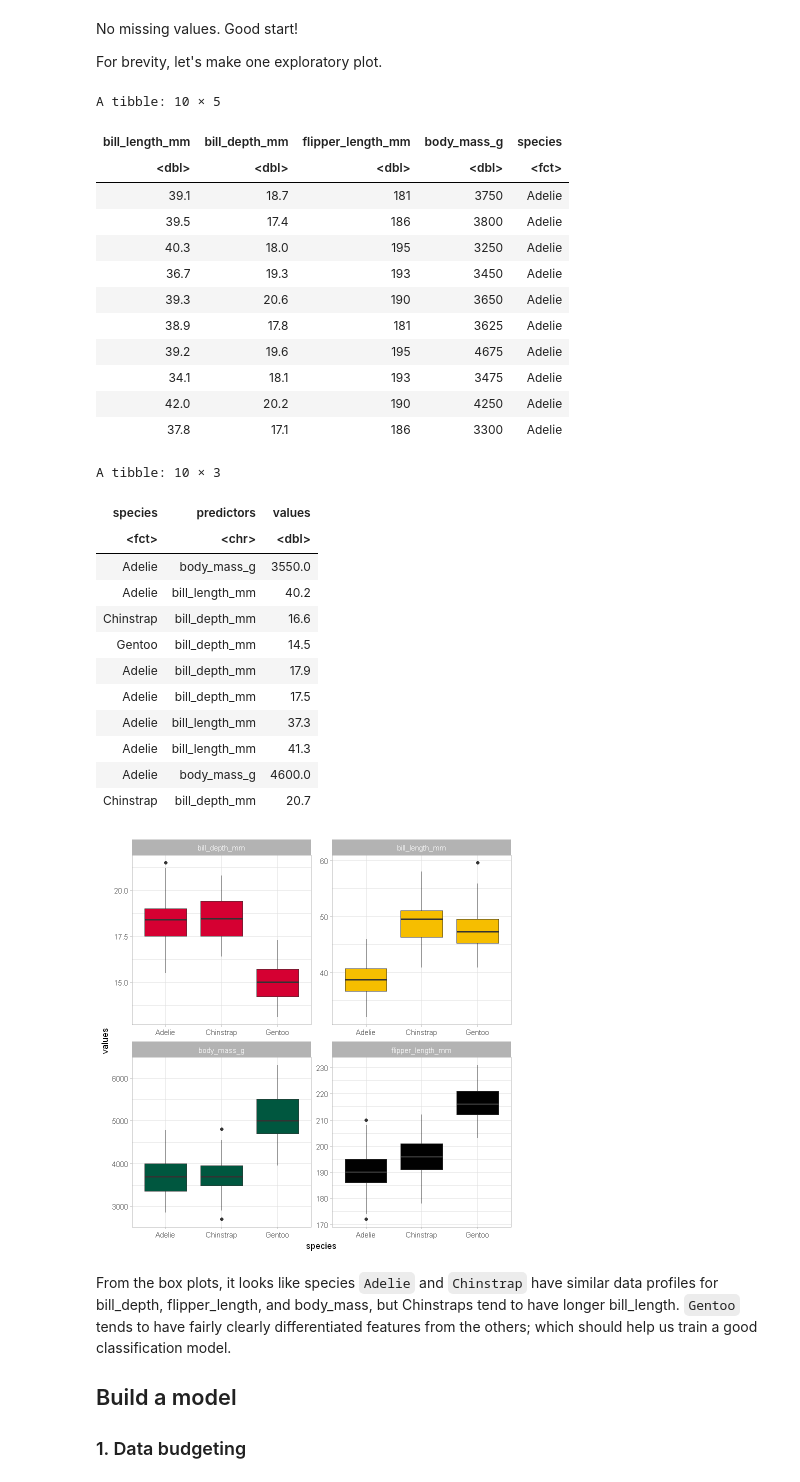
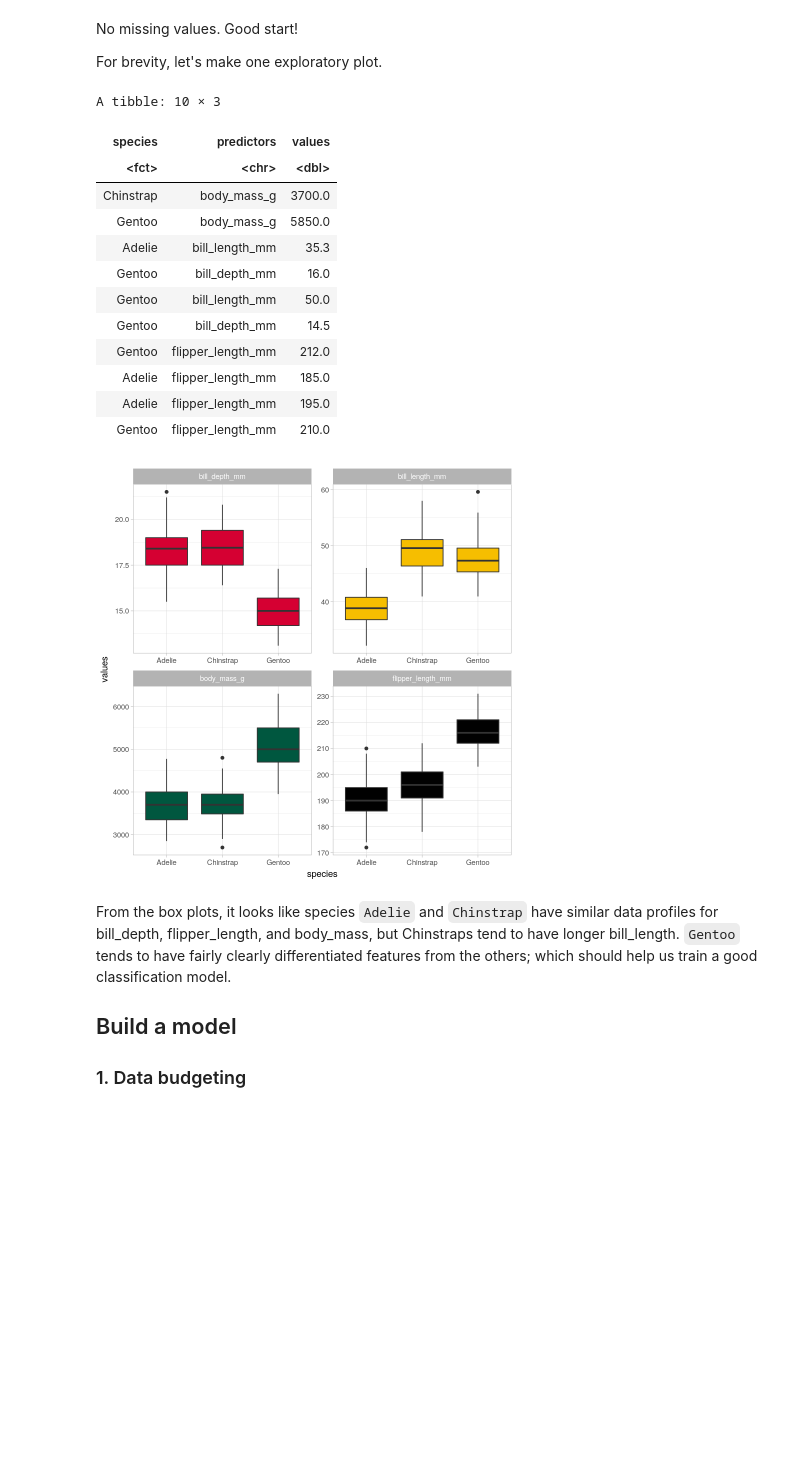
Before and after one commit to R-icntay/short_talk_tidymodels, a Jupyter notebook: demo.ipynb, the cells around one changed output. Cells and saved outputs as stored; diff of their text form; code cells hidden in the pictures; blank space fills up the shorter version.

```diff
--- a/demo.ipynb
+++ b/demo.ipynb
@@ -58,53 +58,36 @@ No missing values. Good start!
 
 For brevity, let's make one exploratory plot.
 # %%
-# View the first 10 observations
-penguins %>%
-  slice_head(n = 10)
-
 # Pivot data to a long format
 penguins_select_long <- penguins %>%
   pivot_longer(!species, names_to = "predictors", values_to = "values")
 
 penguins_select_long %>%
   slice_sample(n = 10)
 
 # Make box plots
 theme_set(theme_light())
 penguins_select_long %>%
   ggplot(mapping = aes(x = species, y = values, fill = predictors)) +
   geom_boxplot() +
   facet_wrap(~predictors, scales = "free") +
   paletteer::scale_fill_paletteer_d("nbapalettes::supersonics_holiday") +
   theme(legend.position = "none")
 # %% [output]
-A tibble: 10 × 5
+A tibble: 10 × 3
-| bill_length_mm | bill_depth_mm | flipper_length_mm | body_mass_g | species |
-| <dbl> | <dbl> | <dbl> | <dbl> | <fct> |
-| 39.1 | 18.7 | 181 | 3750 | Adelie |
-| 39.5 | 17.4 | 186 | 3800 | Adelie |
-| 40.3 | 18.0 | 195 | 3250 | Adelie |
-| 36.7 | 19.3 | 193 | 3450 | Adelie |
-| 39.3 | 20.6 | 190 | 3650 | Adelie |
-| 38.9 | 17.8 | 181 | 3625 | Adelie |
-| 39.2 | 19.6 | 195 | 4675 | Adelie |
-| 34.1 | 18.1 | 193 | 3475 | Adelie |
-| 42.0 | 20.2 | 190 | 4250 | Adelie |
-| 37.8 | 17.1 | 186 | 3300 | Adelie |
+| species | predictors | values |
+| <fct> | <chr> | <dbl> |
+| Chinstrap | body_mass_g | 3700.0 |
+| Gentoo | body_mass_g | 5850.0 |
+| Adelie | bill_length_mm | 35.3 |
+| Gentoo | bill_depth_mm | 16.0 |
+| Gentoo | bill_length_mm | 50.0 |
+| Gentoo | bill_depth_mm | 14.5 |
+| Gentoo | flipper_length_mm | 212.0 |
+| Adelie | flipper_length_mm | 185.0 |
+| Adelie | flipper_length_mm | 195.0 |
+| Gentoo | flipper_length_mm | 210.0 |
-A tibble: 10 × 3
-| species | predictors | values |
-| <fct> | <chr> | <dbl> |
-| Adelie | body_mass_g | 3550.0 |
-| Adelie | bill_length_mm | 40.2 |
-| Chinstrap | bill_depth_mm | 16.6 |
-| Gentoo | bill_depth_mm | 14.5 |
-| Adelie | bill_depth_mm | 17.9 |
-| Adelie | bill_depth_mm | 17.5 |
-| Adelie | bill_length_mm | 37.3 |
-| Adelie | bill_length_mm | 41.3 |
-| Adelie | body_mass_g | 4600.0 |
-| Chinstrap | bill_depth_mm | 20.7 |
-[figure, old version]
+[figure, new version]
 # %% [markdown]
 From the box plots, it looks like species `Adelie` and `Chinstrap` have similar data profiles for bill_depth, flipper_length, and body_mass, but Chinstraps tend to have longer bill_length. `Gentoo` tends to have fairly clearly differentiated features from the others; which should help us train a good classification model.
 
```
Also changed, not shown: parts of 11 cells of this notebook.
